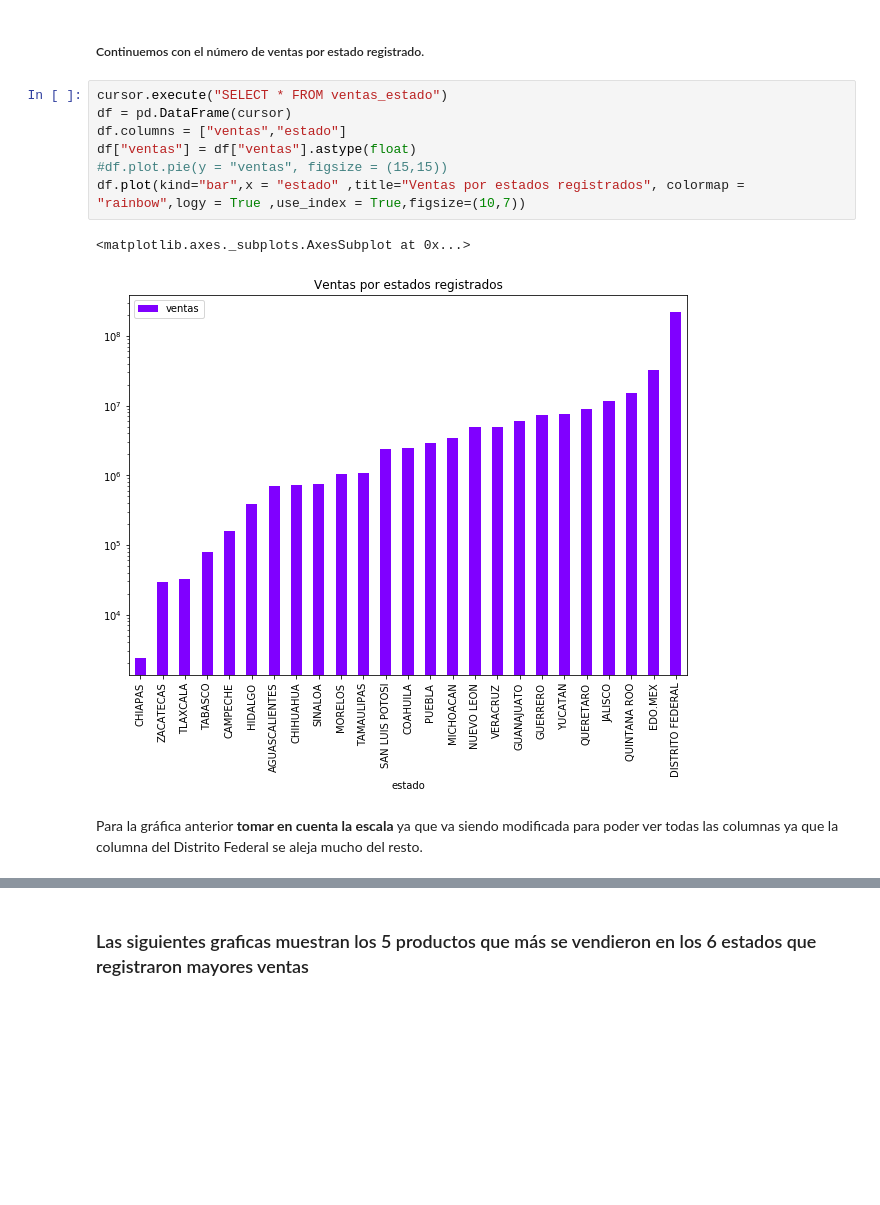
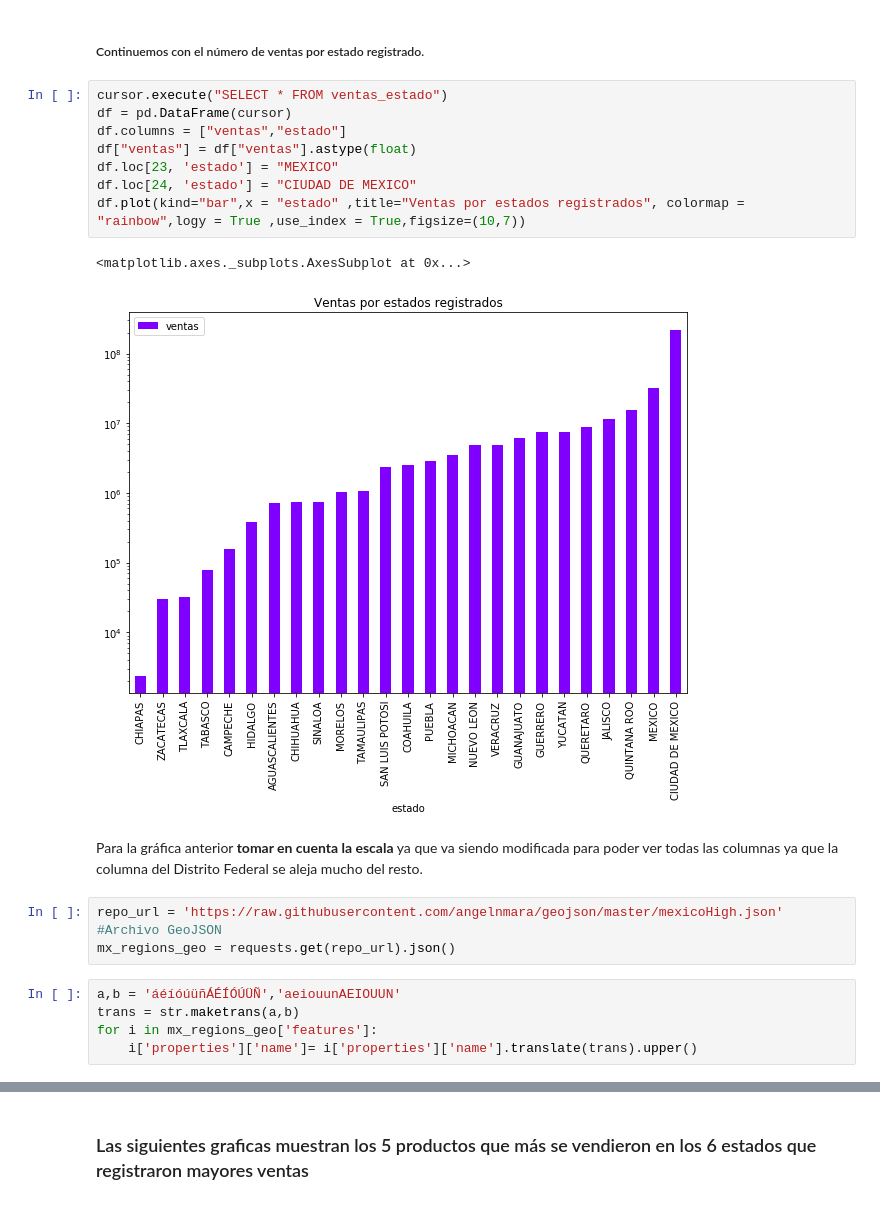
Before and after one commit to JOBA25/Proyecto_Bedu_Alpura, a Jupyter notebook: Proyecto_Bedu_Sello_rojo.ipynb, the cells around one changed output, grey strips where cells are left out. Saved outputs shown, nothing was run; the diff lists cells and outputs as text; blank space fills up the shorter version.

```diff
--- a/Proyecto_Bedu_Sello_rojo.ipynb
+++ b/Proyecto_Bedu_Sello_rojo.ipynb
@@ -132,12 +111,21 @@ df.plot(kind="bar",x = "productos" ,title="Productos que generaron mayores venta
 # %%
 cursor.execute("SELECT * FROM ventas_estado")
 df = pd.DataFrame(cursor)
 df.columns = ["ventas","estado"]
 df["ventas"] = df["ventas"].astype(float)
-#df.plot.pie(y = "ventas", figsize = (15,15))
+df.loc[23, 'estado'] = "MEXICO"
+df.loc[24, 'estado'] = "CIUDAD DE MEXICO"
 df.plot(kind="bar",x = "estado" ,title="Ventas por estados registrados", colormap = "rainbow",logy = True ,use_index = True,figsize=(10,7))
 # %% [output]
 <matplotlib.axes._subplots.AxesSubplot at 0x...>
-[figure, old version]
+[figure, new version]
 # %% [markdown]
 Para la gráfica anterior **tomar en cuenta la escala** ya que va siendo modificada para poder ver todas las columnas ya que la columna del Distrito Federal se aleja mucho del resto.
+# %%
+repo_url = 'https://raw.githubusercontent.com/angelnmara/geojson/master/mexicoHigh.json' #Archivo GeoJSON
+mx_regions_geo = requests.get(repo_url).json()
+# %%
+a,b = 'áéíóúüñÁÉÍÓÚÜÑ','aeiouunAEIOUUN'
+trans = str.maketrans(a,b)
+for i in mx_regions_geo['features']:
+    i['properties']['name']= i['properties']['name'].translate(trans).upper()
```
Also changed, not shown: parts of 3 cells of this notebook, 1 other file.
